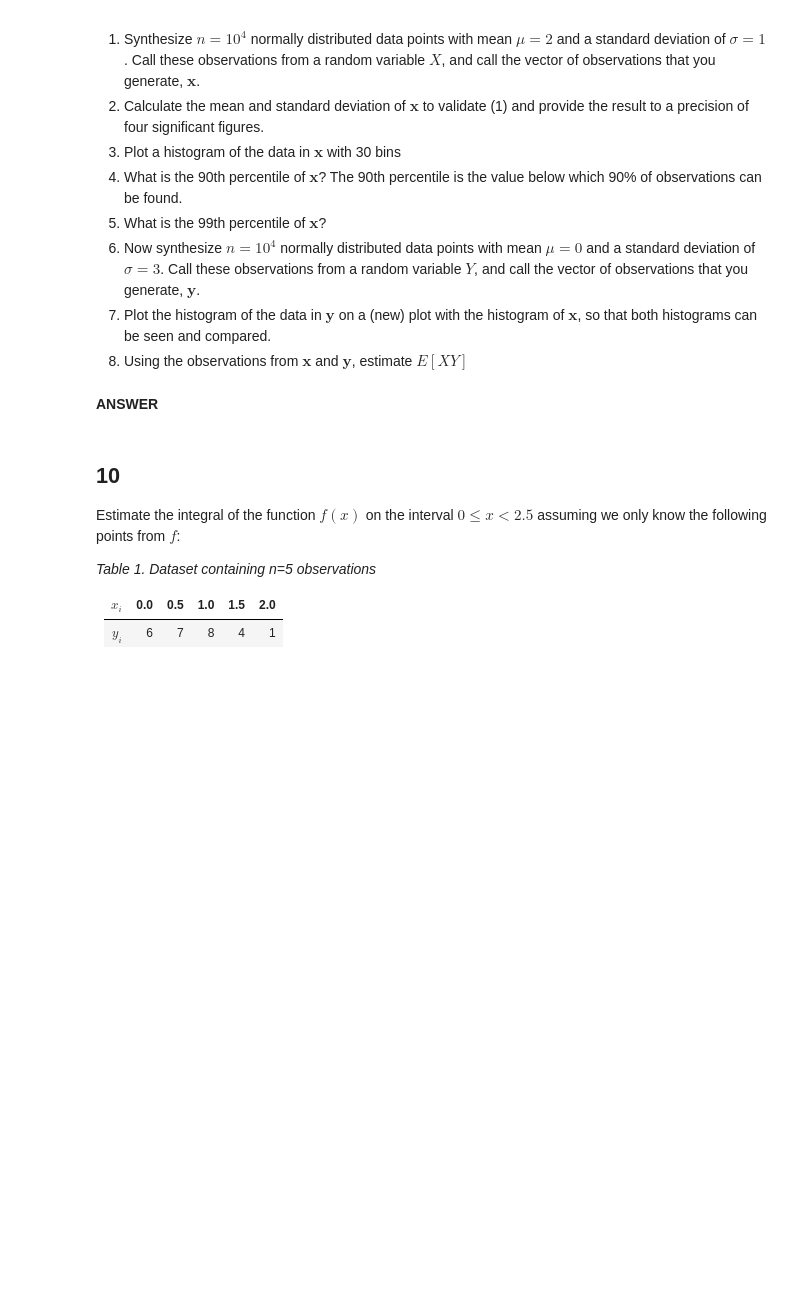
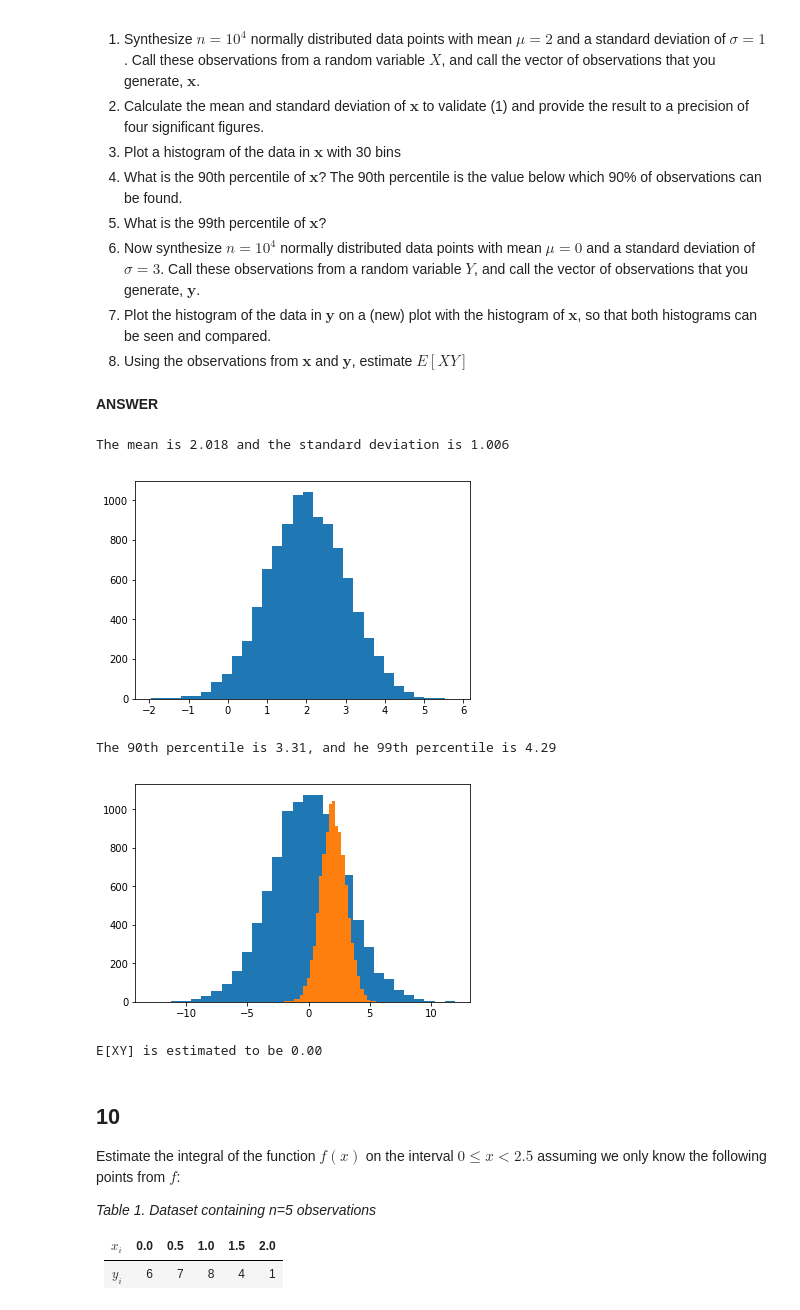
Before and after one commit to viviancsw/machine-learning-course, a Jupyter notebook: Assignment1.ipynb, the cells around one changed output. Saved outputs shown, nothing was run; the diff lists cells and outputs as text; code cells hidden in the pictures; blank space fills up the shorter version.

```diff
--- a/Assignment1.ipynb
+++ b/Assignment1.ipynb
@@ -281,3 +382,33 @@ This exercise will walk through some basic numerical programming exercises.
+# %%
+import numpy as np
+import matplotlib.pyplot as plt
+# 1
+x = np.random.normal(2,1,10000)
+# 2
+print("The mean is {:.3f} and the standard deviation is {:.3f}".format(np.mean(x),np.std(x)))
+# 3
+plt.hist(x,30)
+plt.show()
+# 4, 5
+print("The 90th percentile is {:.2f}, and he 99th percentile is {:.2f} ".\
+      format(np.percentile(x,90),np.percentile(x,99)))
+# 6
+y = np.random.normal(0,3,10000)
+# 7
+plt.hist(y,30)
+plt.hist(x,30)
+plt.show()
+# 8
+s = 0
+for i in range(0,10000):
+    s += x[i]*y[i]
+print("E[XY] is estimated to be {:.2f}".format(s/10000))
+# %% [output]
+The mean is 2.018 and the standard deviation is 1.006
+[figure, added]
+The 90th percentile is 3.31, and he 99th percentile is 4.29
+[figure, added]
+E[XY] is estimated to be 0.00
 # %% [markdown]
 ## 10
 Estimate the integral of the function $f(x)$ on the interval $0\leq x < 2.5$ assuming we only know the following points from $f$:
```
Also changed, not shown: parts of 12 cells of this notebook.
